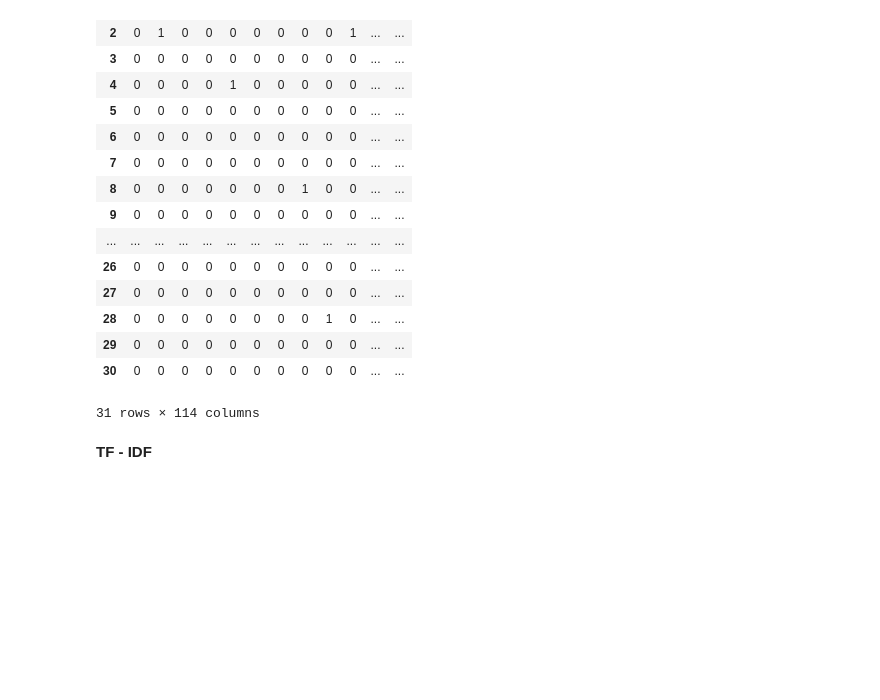
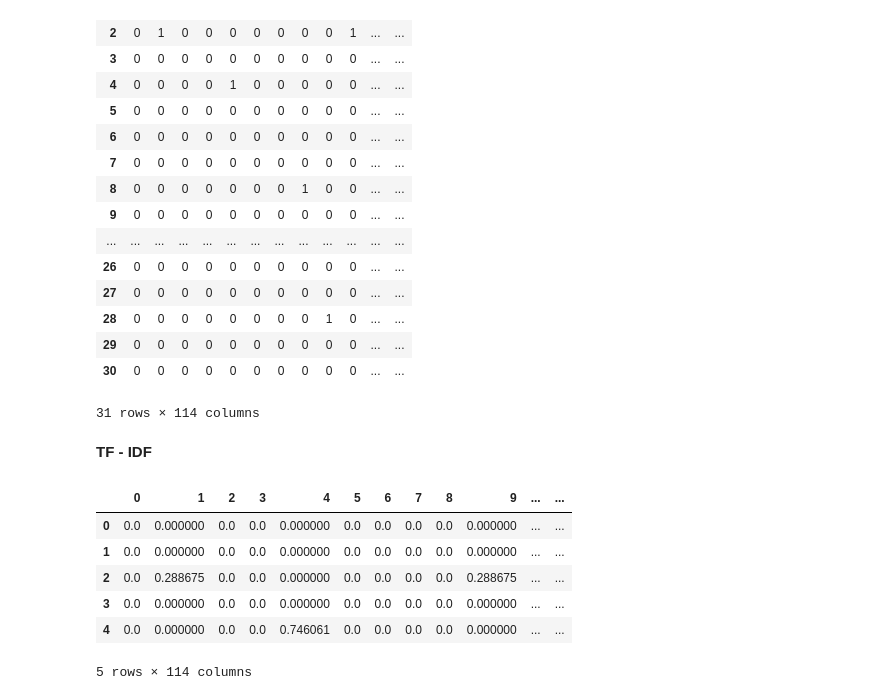
Before and after one commit to darshan16011989/Ce807_Text_Analytics, a Jupyter notebook: NLP.ipynb, the cells around one changed output. Drawn from its saved outputs; the diff is of its cells as text; code cells hidden in the pictures; blank space fills up the shorter version.

```diff
--- a/NLP.ipynb
+++ b/NLP.ipynb
@@ -221,3 +221,37 @@ pd.DataFrame(X)
 **TF - IDF**
 # %%
 import nltk
+# %%
+# cleni9ng the text
+import re # regular expression
+from nltk.corpus import stopwords
+from nltk.stem.porter import PorterStemmer
+from nltk.stem import WordNetLemmatizer
+
+ps = PorterStemmer()
+wordnet = WordNetLemmatizer()
+# %%
+sentences = nltk.sent_tokenize(paragraph)
+corpus = []
+for i in range(len(sentences)):
+  review = re.sub('[^a-zA-Z]', ' ', sentences[i])
+  review = review.lower()   # converting to lower case
+  review = review.split() # converting to list
+  review = [wordnet.lemmatize(word) for word in review if not word in set(stopwords.words('english'))]
+  review = ' '.join(review)
+  corpus.append(review)
+# %%
+# creating tf-idf
+from sklearn.feature_extraction.text import TfidfVectorizer
+cv = TfidfVectorizer()
+X = cv.fit_transform(corpus).toarray()
+# %%
+pd.DataFrame(X).head()
+# %% [output]
+|  | 0 | 1 | 2 | 3 | 4 | 5 | 6 | 7 | 8 | 9 | ... | ... |
+| 0 | 0.0 | 0.000000 | 0.0 | 0.0 | 0.000000 | 0.0 | 0.0 | 0.0 | 0.0 | 0.000000 | ... | ... |
+| 1 | 0.0 | 0.000000 | 0.0 | 0.0 | 0.000000 | 0.0 | 0.0 | 0.0 | 0.0 | 0.000000 | ... | ... |
+| 2 | 0.0 | 0.288675 | 0.0 | 0.0 | 0.000000 | 0.0 | 0.0 | 0.0 | 0.0 | 0.288675 | ... | ... |
+| 3 | 0.0 | 0.000000 | 0.0 | 0.0 | 0.000000 | 0.0 | 0.0 | 0.0 | 0.0 | 0.000000 | ... | ... |
+| 4 | 0.0 | 0.000000 | 0.0 | 0.0 | 0.746061 | 0.0 | 0.0 | 0.0 | 0.0 | 0.000000 | ... | ... |
+5 rows × 114 columns
```
Also changed, not shown: parts of 1 cell of this notebook.
